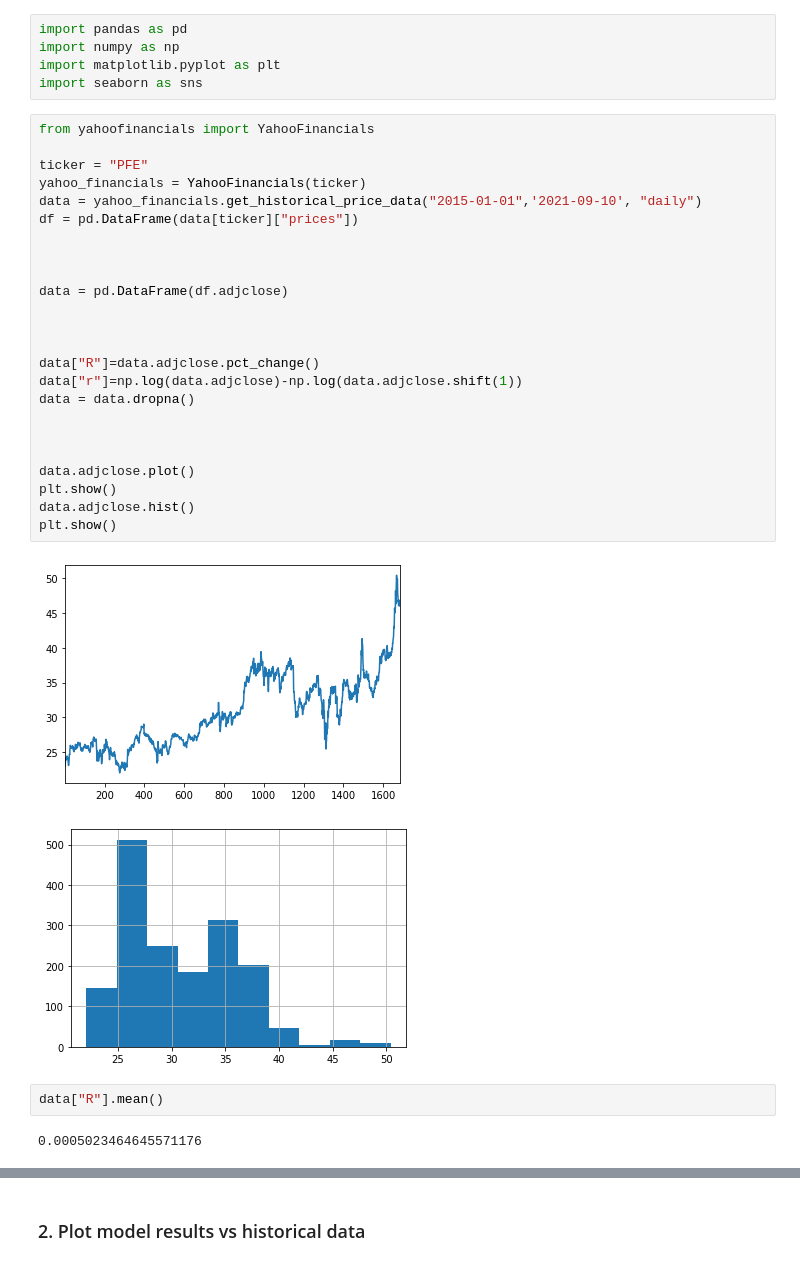
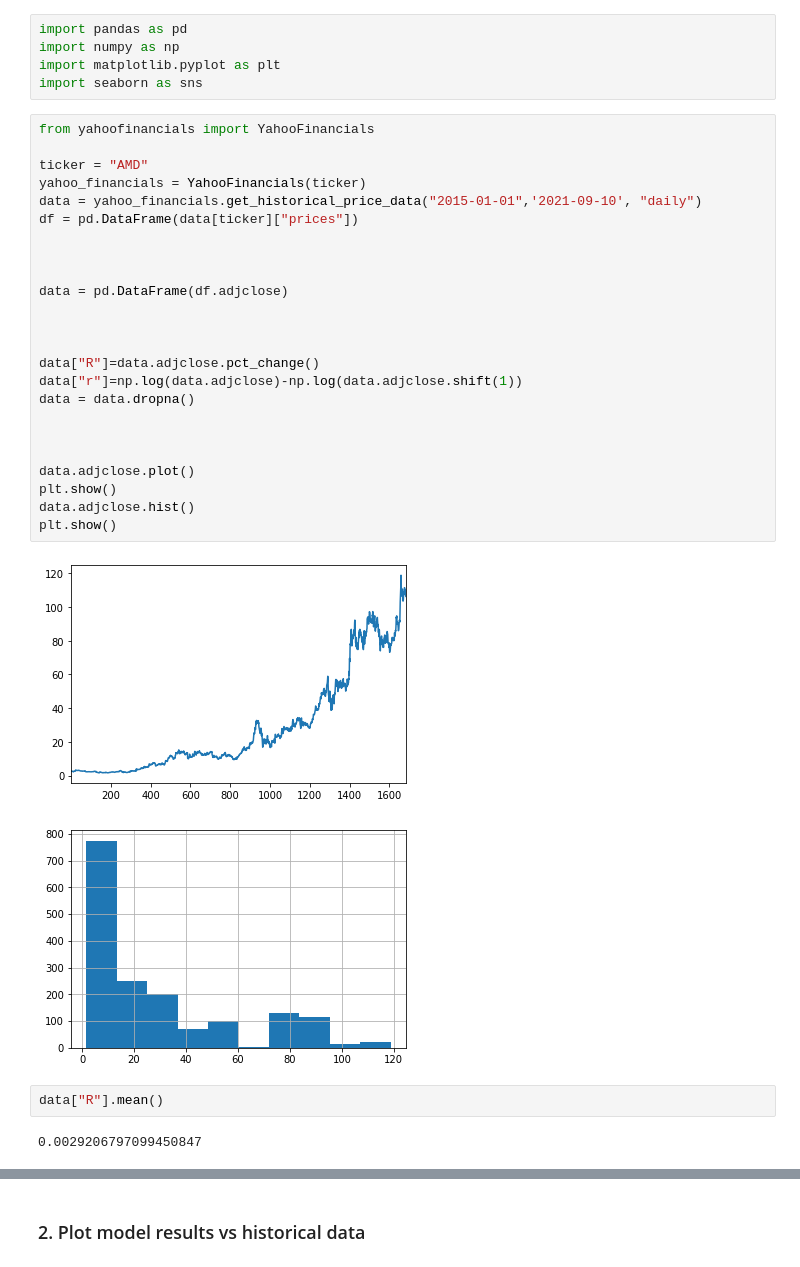
Before and after one commit to lyhaesp/Finanzas-Cuantitativas, a Jupyter notebook: Tarea 4.1.ipynb, the cells around one changed output, grey strips where cells are left out. Saved outputs shown, nothing was run; the diff lists cells and outputs as text.

```diff
--- a/Tarea 4.1.ipynb
+++ b/Tarea 4.1.ipynb
@@ -13,34 +13,34 @@ import seaborn as sns
 # %%
 from yahoofinancials import YahooFinancials
 
-ticker = "PFE"
+ticker = "AMD"
 yahoo_financials = YahooFinancials(ticker)
 data = yahoo_financials.get_historical_price_data("2015-01-01",'2021-09-10', "daily")
 df = pd.DataFrame(data[ticker]["prices"])
 
 
 
 data = pd.DataFrame(df.adjclose)
 
 
 
 data["R"]=data.adjclose.pct_change()
 data["r"]=np.log(data.adjclose)-np.log(data.adjclose.shift(1))
 data = data.dropna()
 
 
 
 data.adjclose.plot()
 plt.show()
 data.adjclose.hist()
 plt.show()
 # %% [output]
-[figure, old version]
+[figure, new version]
-[figure, old version]
+[figure, new version]
 # %%
 data["R"].mean()
 # %% [output]
-0.0005023464645571176
+0.0029206797099450847
 # %%
 data["R"].var()
 # %% [output]
```
Also changed, not shown: parts of 6 cells of this notebook.
